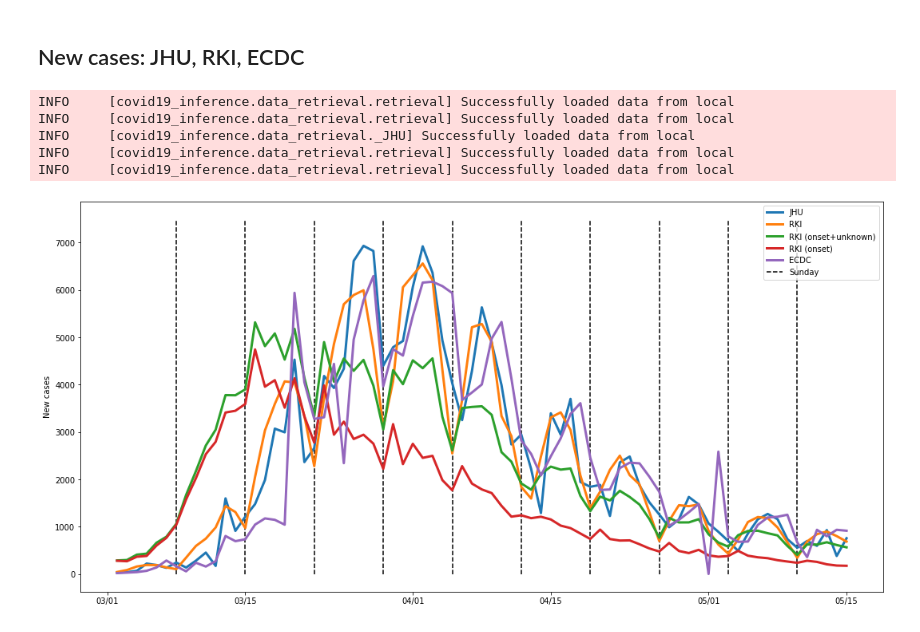
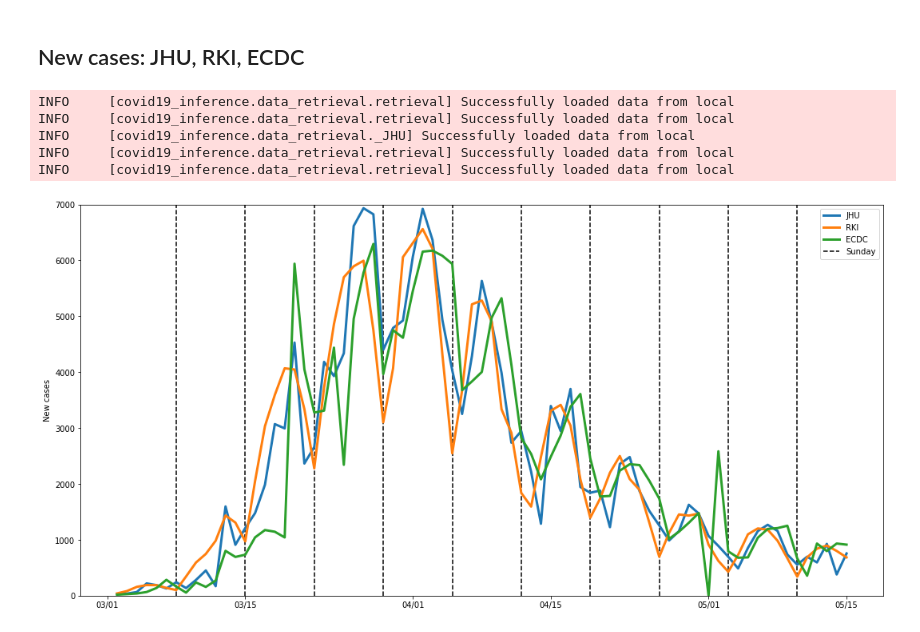
Before and after one commit to Priesemann-Group/covid19_research, a Jupyter notebook: data_exploration/germany_sources.ipynb, the cells around one changed output. Drawn from its saved outputs; the diff is of its cells as text; code cells hidden in the pictures.

```diff
--- a/data_exploration/germany_sources.ipynb
+++ b/data_exploration/germany_sources.ipynb
@@ -54,33 +55,34 @@ new_cases_rki_ref_only = data_rki.get_new(value="confirmed", data_begin=bd, data
 # ecdc_data['date'] = pd.to_datetime(ecdc_data['dateRep'], dayfirst=True)
 # ecdc_data.sort_values('date', inplace=True)
 # new_cases_ecdc = ecdc_data[ecdc_data.countriesAndTerritories=='Germany'].set_index('date')['cases'][bd:ed]
 
 # #EPI-curve
 # epi_curve = [7, 9, 9, 10, 33, 19, 27, 45, 65, 101, 149, 158, 203, 183, 207, 279, 269, 364, 381, 601, 763, 1038, 1573, 2025, 2531, 2793, 3411, 3448, 3591, 4744, 3957, 4095, 3514, 4135, 3330, 2775, 3983, 2943, 3218, 2852, 2942, 2754, 2221, 3166, 2322, 2751, 2454, 2496, 1983, 1769, 2279, 1910, 1786, 1709, 1440, 1211, 1240, 1179, 1209, 1152, 1022, 969, 855, 740, 937, 738, 706, 710, 628, 539, 474, 655, 485, 441, 510, 393, 364, 379, 488, 386, 352, 333, 291, 263, 236, 280, 255, 204, 178, 173, 138, 90, 93, 29, 6, 1]
 # new_cases_epi = pd.DataFrame(epi_curve, index=pd.date_range('2020-02-16',periods=96))[bd:ed]
 
 # #Matthias Linden
 # est_onset_of_illness = [0.0,0.0,0.7,2.7,5.1,7.3,9.7,11.8,14.2,19.3,25.9,31.5,38.2,48.2,61.2,76.9,96.4,121.4,154.2,198.2,257.6,338.9,451.6,609.2,826.0,1110.2,1465.1,1885.5,2348.6,2821.8,3280.2,3692.7,4017.7,4215.1,4272.9,4216.4,4086.3,3913.8,3719.4,3535.1,3387.1,3272.3,3173.0,3076.2,2978.7,2879.9,2791.7,2732.2,2696.0,2652.9,2572.1,2446.1,2291.5,2139.1,2008.1,1888.4,1758.0,1613.8,1474.1,1355.3,1260.2,1184.8,1125.2,1073.4,1019.0,957.7,891.9,827.8,770.8,722.4,680.3,640.5,600.7,561.1,524.9,495.2,473.0,457.3,445.5,434.6,423.6,411.5,396.9,380.2,362.9,346.4,331.4,318.8,308.7,301.3,296.5,293.8,292.2,291.0,289.0,286.0,282.1,278.0,273.9,270.1,266.5,263.0]
 # new_cases_est_ml = pd.DataFrame(est_onset_of_illness, index=pd.date_range('2020-02-12',periods=102))[bd:ed]
 
 plt.figure(figsize=(18,9))
 plt.plot(new_cases_jhu, label='JHU', lw=3)
 plt.plot(new_cases_rki, label='RKI', lw=3)
-plt.plot(new_cases_rki_ref, label='RKI (onset+unknown)', lw=3)
-plt.plot(new_cases_rki_ref_only, label='RKI (onset)', lw=3)
+#plt.plot(new_cases_rki_ref, label='RKI (onset+unknown)', lw=3)
+#plt.plot(new_cases_rki_ref_only, label='RKI (onset)', lw=3)
 plt.plot(new_cases_owd, label='ECDC', lw=3)
 # plt.plot(new_cases_epi, label='Epi-curve', lw=3)
 # plt.plot(new_cases_est_ml, label='Onset Matthias', lw=3)
 plt.vlines(sundays, ymin=0, ymax=7500, linestyles='dashed', label='Sunday')
 plt.legend()
+plt.ylim([0,7000])
 
 plt.ylabel('New cases')
 plt.legend()
 plt.gca().xaxis.set_major_formatter(matplotlib.dates.DateFormatter('%m/%d'))
 # %% [output]
 INFO     [covid19_inference.data_retrieval.retrieval] Successfully loaded data from local
 INFO     [covid19_inference.data_retrieval.retrieval] Successfully loaded data from local
 INFO     [covid19_inference.data_retrieval._JHU] Successfully loaded data from local
 INFO     [covid19_inference.data_retrieval.retrieval] Successfully loaded data from local
 INFO     [covid19_inference.data_retrieval.retrieval] Successfully loaded data from local
-[figure, old version]
+[figure, new version]
```
Also changed, not shown: parts of 3 cells of this notebook, 2 other files.
